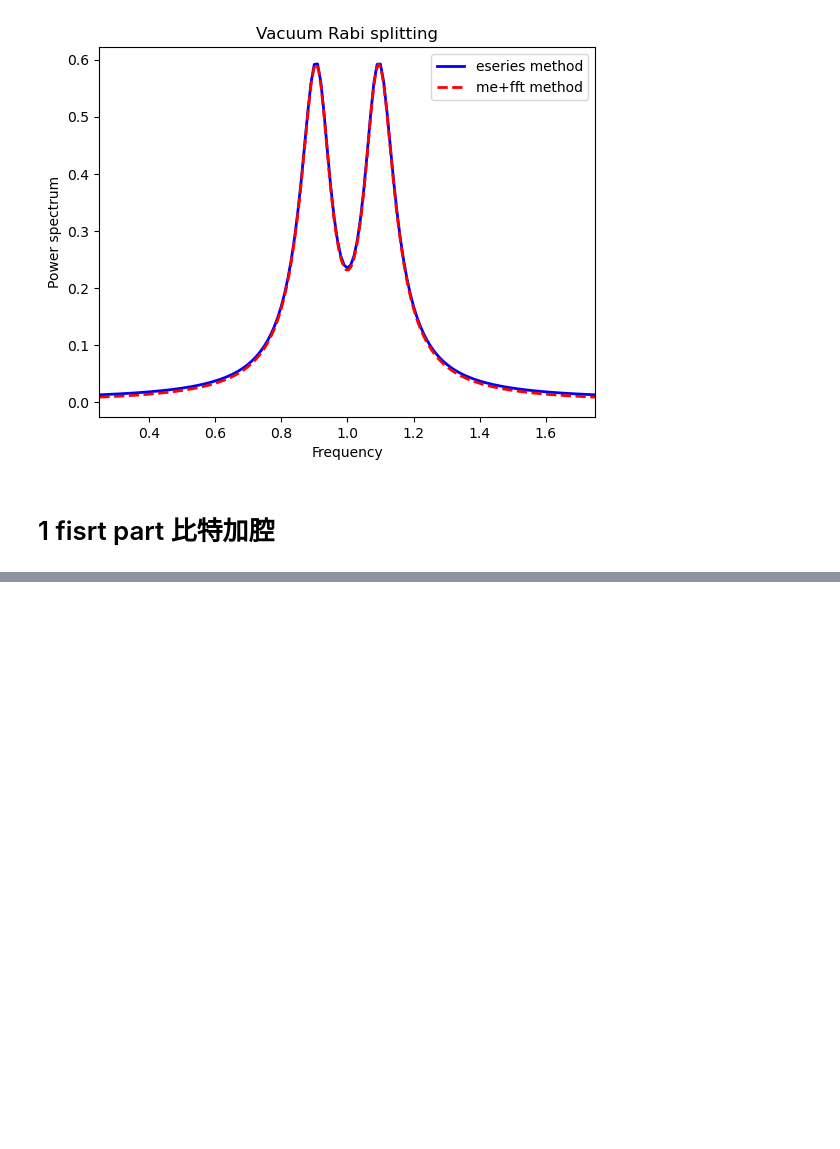
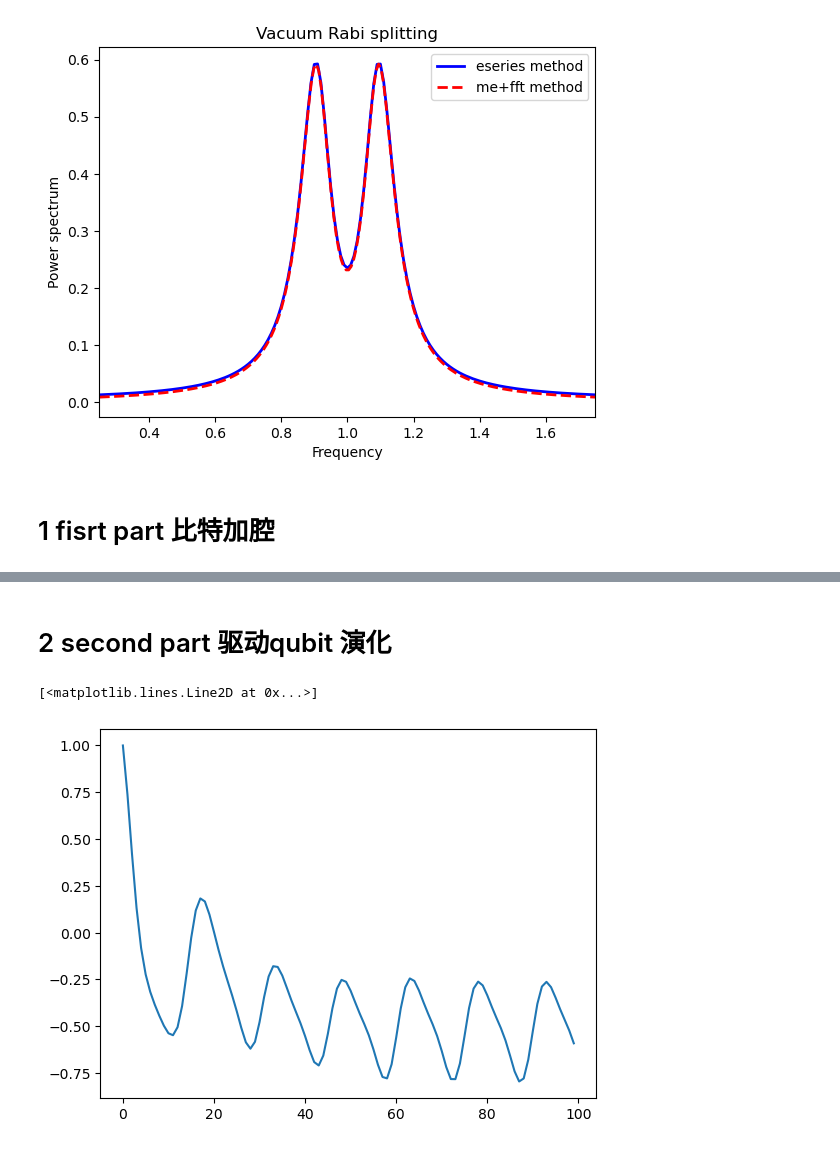
Before and after one commit to python12345677/para_work, a Jupyter notebook: all.ipynb, the cells around one changed output, grey strips where cells are left out. Cells and saved outputs as stored; diff of their text form; code cells hidden in the pictures; blank space fills up the shorter version.

```diff
--- a/all.ipynb
+++ b/all.ipynb
@@ -78,0 +82,21 @@ ax.set_xlim(wlist2[0]/(2*np.pi), wlist2[-1]/(2*np.pi))
+# %% [markdown]
+# 2 second part 驱动qubit 演化
+# %%
+import numpy as np
+from matplotlib import pyplot
+from qutip import *
+Na = 2
+wa = 1
+delta = 1
+H0 = wa*sigmaz()+delta*sigmax()
+H1 = [sigmax(),'cos(w*t)']
+H = [H0,H1]
+psi0 = fock(2,0)
+tlist = np.linspace(0,10,100)
+args = {'w':4.2}
+
+res = mesolve(H,psi0,tlist,sigmam(),sigmaz(),args)
+pyplot.plot(res.expect[0])
+# %% [output]
+[<matplotlib.lines.Line2D at 0x...>]
+[figure, added]
```
Also changed, not shown: parts of 1 cell of this notebook, 1 other file.
